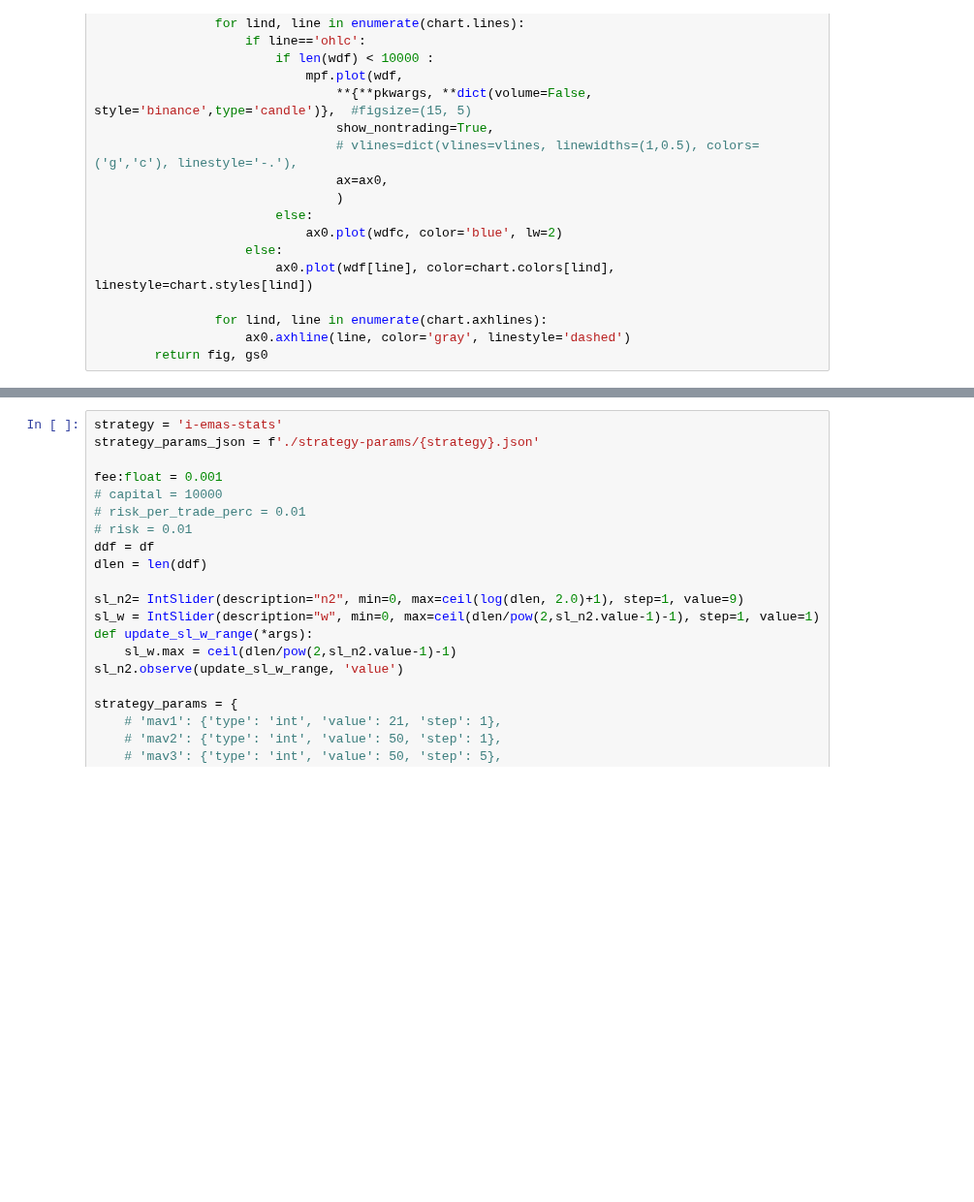
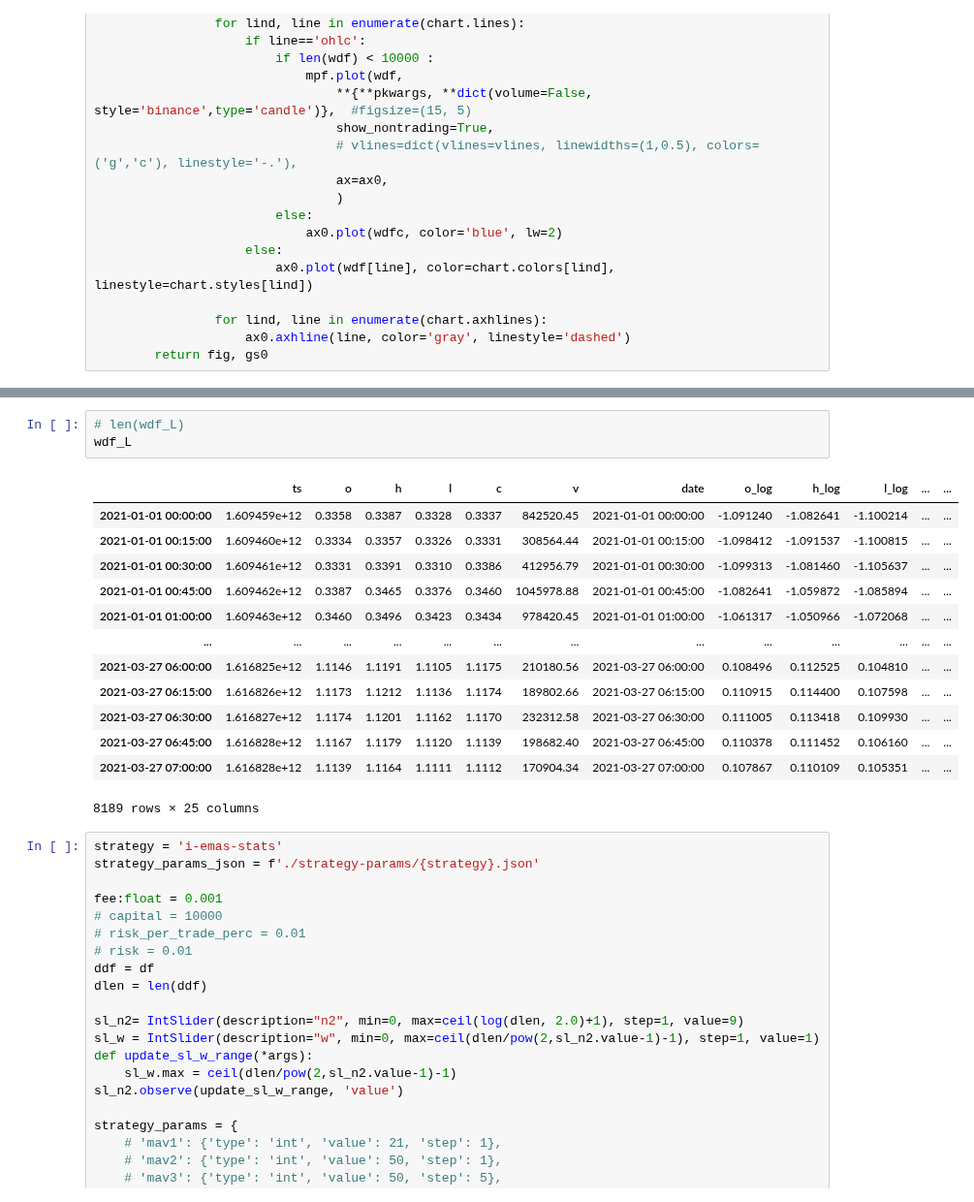
Before and after one commit to petarkabashki/pk-crypto-tools, a Jupyter notebook: i-2-timeframes.ipynb, the cells around one changed output, grey strips where cells are left out. Shown at 97% size. Cells and saved outputs as stored; diff of their text form; blank space fills up the shorter version.

```diff
--- a/i-2-timeframes.ipynb
+++ b/i-2-timeframes.ipynb
@@ -378,3 +573,20 @@ missing
+# %%
+# len(wdf_L)
+wdf_L
+# %% [output]
+|  | ts | o | h | l | c | v | date | o_log | h_log | l_log | ... | ... |
+| 2021-01-01 00:00:00 | 1.609459e+12 | 0.3358 | 0.3387 | 0.3328 | 0.3337 | 842520.45 | 2021-01-01 00:00:00 | -1.091240 | -1.082641 | -1.100214 | ... | ... |
+| 2021-01-01 00:15:00 | 1.609460e+12 | 0.3334 | 0.3357 | 0.3326 | 0.3331 | 308564.44 | 2021-01-01 00:15:00 | -1.098412 | -1.091537 | -1.100815 | ... | ... |
+| 2021-01-01 00:30:00 | 1.609461e+12 | 0.3331 | 0.3391 | 0.3310 | 0.3386 | 412956.79 | 2021-01-01 00:30:00 | -1.099313 | -1.081460 | -1.105637 | ... | ... |
+| 2021-01-01 00:45:00 | 1.609462e+12 | 0.3387 | 0.3465 | 0.3376 | 0.3460 | 1045978.88 | 2021-01-01 00:45:00 | -1.082641 | -1.059872 | -1.085894 | ... | ... |
+| 2021-01-01 01:00:00 | 1.609463e+12 | 0.3460 | 0.3496 | 0.3423 | 0.3434 | 978420.45 | 2021-01-01 01:00:00 | -1.061317 | -1.050966 | -1.072068 | ... | ... |
+| ... | ... | ... | ... | ... | ... | ... | ... | ... | ... | ... | ... | ... |
+| 2021-03-27 06:00:00 | 1.616825e+12 | 1.1146 | 1.1191 | 1.1105 | 1.1175 | 210180.56 | 2021-03-27 06:00:00 | 0.108496 | 0.112525 | 0.104810 | ... | ... |
+| 2021-03-27 06:15:00 | 1.616826e+12 | 1.1173 | 1.1212 | 1.1136 | 1.1174 | 189802.66 | 2021-03-27 06:15:00 | 0.110915 | 0.114400 | 0.107598 | ... | ... |
+| 2021-03-27 06:30:00 | 1.616827e+12 | 1.1174 | 1.1201 | 1.1162 | 1.1170 | 232312.58 | 2021-03-27 06:30:00 | 0.111005 | 0.113418 | 0.109930 | ... | ... |
+| 2021-03-27 06:45:00 | 1.616828e+12 | 1.1167 | 1.1179 | 1.1120 | 1.1139 | 198682.40 | 2021-03-27 06:45:00 | 0.110378 | 0.111452 | 0.106160 | ... | ... |
+| 2021-03-27 07:00:00 | 1.616828e+12 | 1.1139 | 1.1164 | 1.1111 | 1.1112 | 170904.34 | 2021-03-27 07:00:00 | 0.107867 | 0.110109 | 0.105351 | ... | ... |
+8189 rows × 25 columns
 # %%
 strategy = 'i-emas-stats'
 strategy_params_json = f'./strategy-params/{strategy}.json'
```
Also changed, not shown: parts of 10 cells of this notebook.
